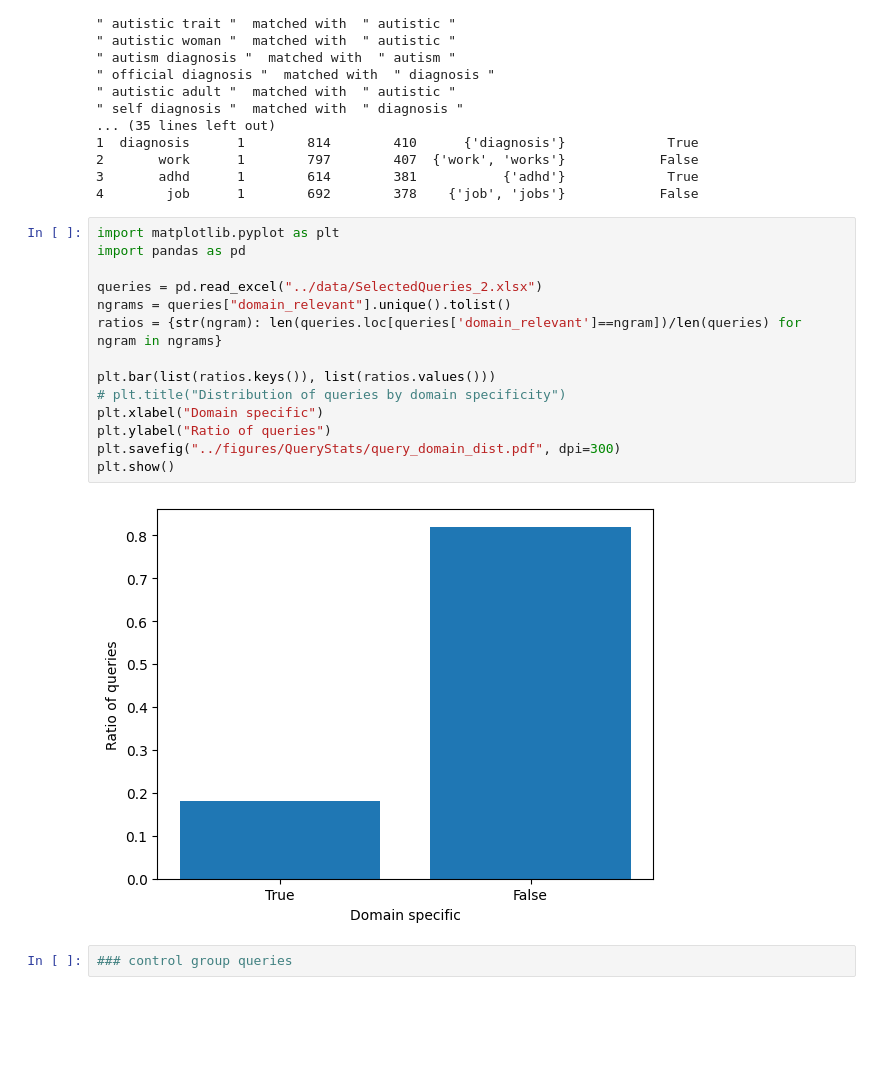
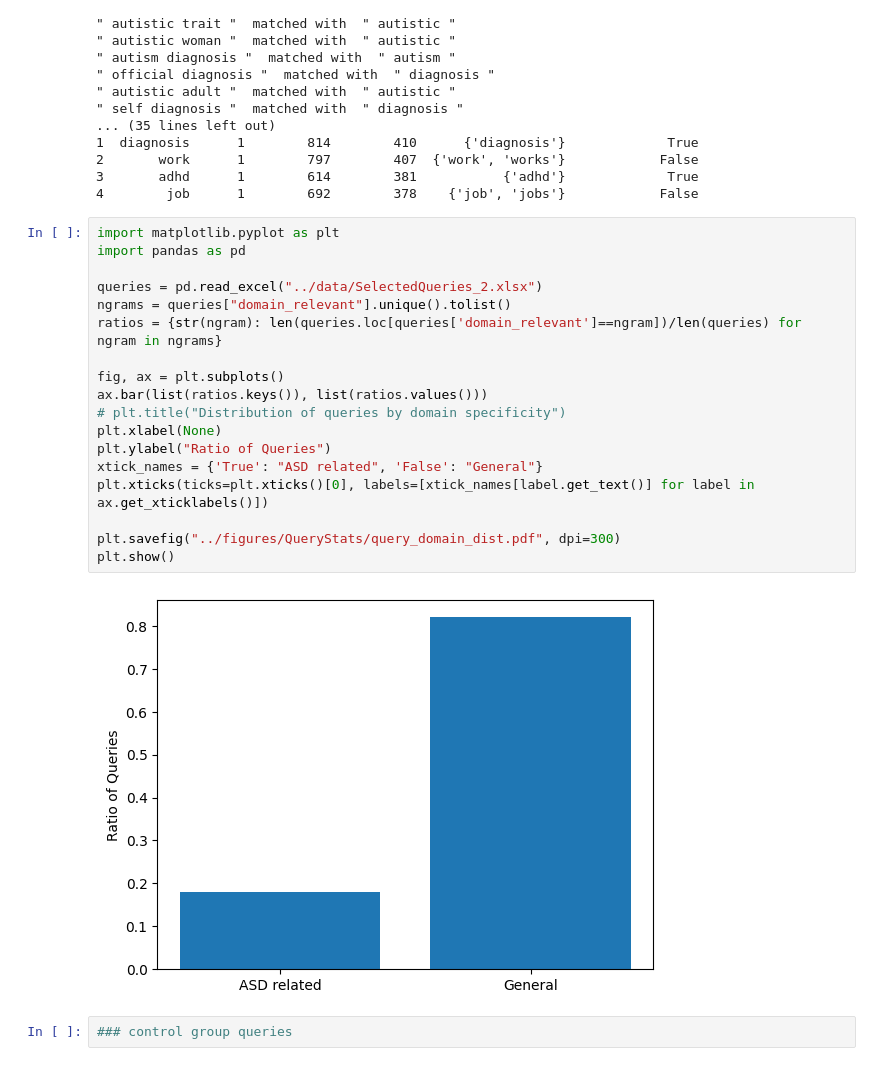
Before and after one commit to HrishitaC/much-ado-about-accessibility, a Jupyter notebook: Code/DataScraper.ipynb, the cells around one changed output. Saved outputs shown, nothing was run; the diff lists cells and outputs as text; blank space fills up the shorter version.

Commit message:
New visualisations and corrected signficance testing code

```diff
--- a/Code/DataScraper.ipynb
+++ b/Code/DataScraper.ipynb
@@ -1327,19 +1327,23 @@ queries.to_excel("../data/SelectedQueries_2.xlsx", index=False)
 # %%
 import matplotlib.pyplot as plt
 import pandas as pd
 
 queries = pd.read_excel("../data/SelectedQueries_2.xlsx")
 ngrams = queries["domain_relevant"].unique().tolist()
 ratios = {str(ngram): len(queries.loc[queries['domain_relevant']==ngram])/len(queries) for ngram in ngrams}
 
-plt.bar(list(ratios.keys()), list(ratios.values()))
+fig, ax = plt.subplots()
+ax.bar(list(ratios.keys()), list(ratios.values()))
 # plt.title("Distribution of queries by domain specificity")
-plt.xlabel("Domain specific")
-plt.ylabel("Ratio of queries")
+plt.xlabel(None)
+plt.ylabel("Ratio of Queries")
+xtick_names = {'True': "ASD related", 'False': "General"}
+plt.xticks(ticks=plt.xticks()[0], labels=[xtick_names[label.get_text()] for label in ax.get_xticklabels()])
+
 plt.savefig("../figures/QueryStats/query_domain_dist.pdf", dpi=300)
 plt.show()
 # %% [output]
-[figure, old version]
+[figure, new version]
 # %%
 ### control group queries
 # %%
```
Also changed, not shown: 7 other files.
